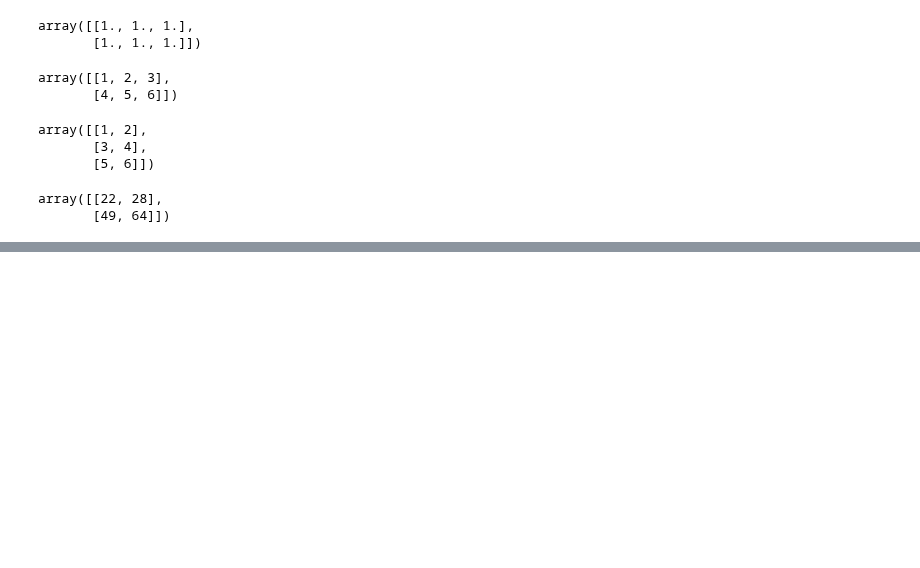
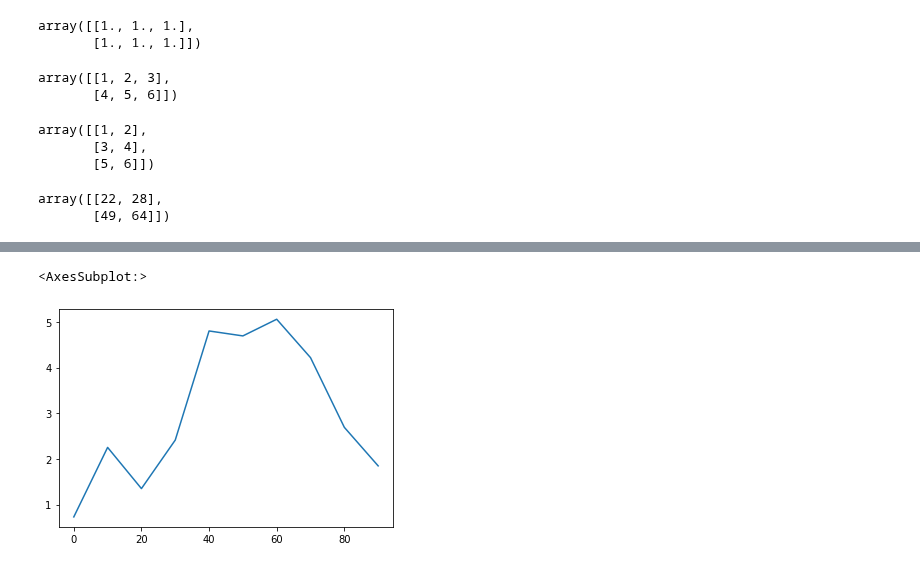
Before and after one commit to ljh15952/AI_Study, a Jupyter notebook: Data_Study/NumpyAndMatplotlib.ipynb, the cells around one changed output, grey strips where cells are left out. Drawn from its saved outputs; the diff is of its cells as text; code cells hidden in the pictures; blank space fills up the shorter version.

```diff
--- a/Data_Study/NumpyAndMatplotlib.ipynb
+++ b/Data_Study/NumpyAndMatplotlib.ipynb
@@ -213,0 +258,5 @@ array([[22, 28],
+# %%
+df["B"].plot()
+# %% [output]
+<AxesSubplot:>
+[figure, added]
```
Also changed, not shown: parts of 15 cells of this notebook.
